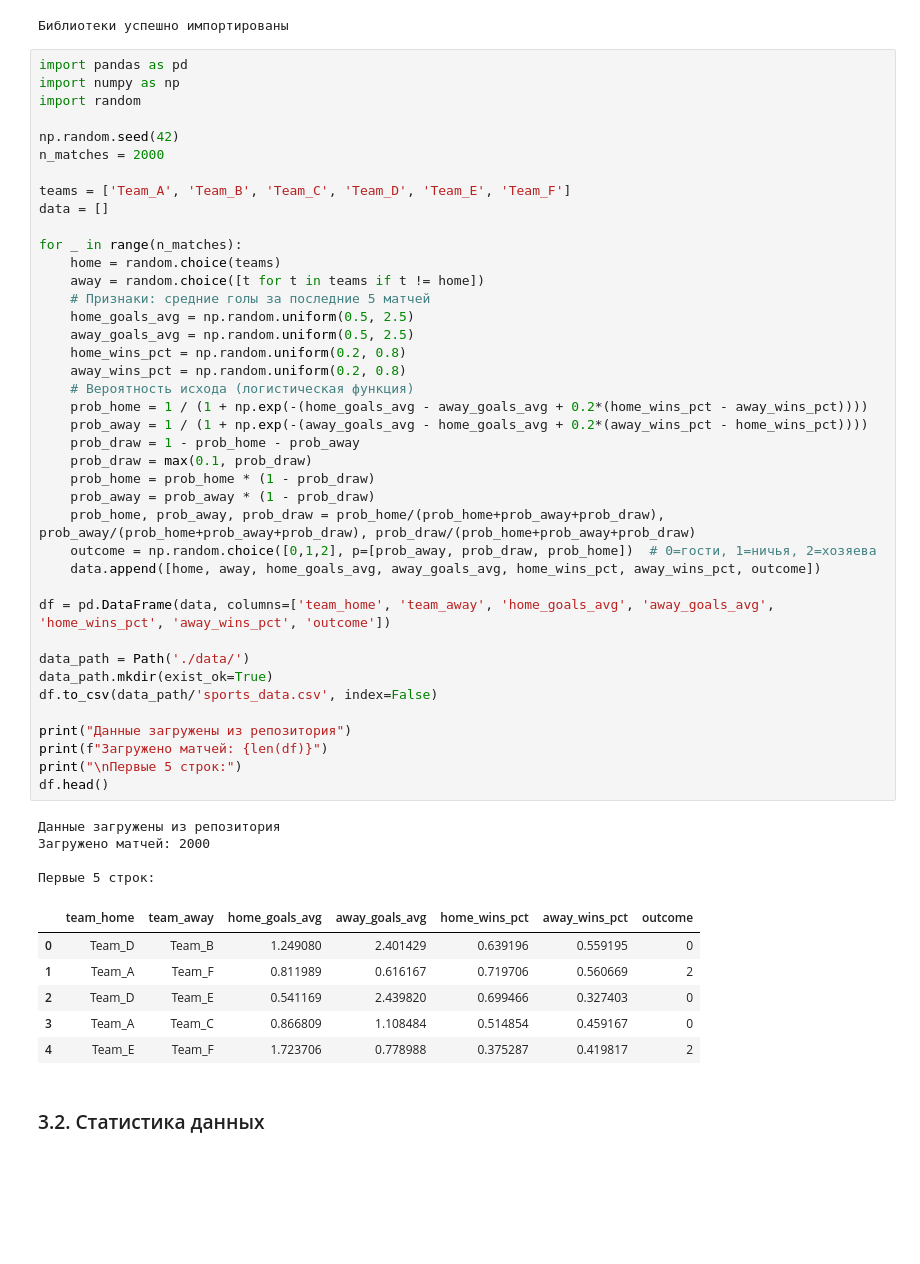
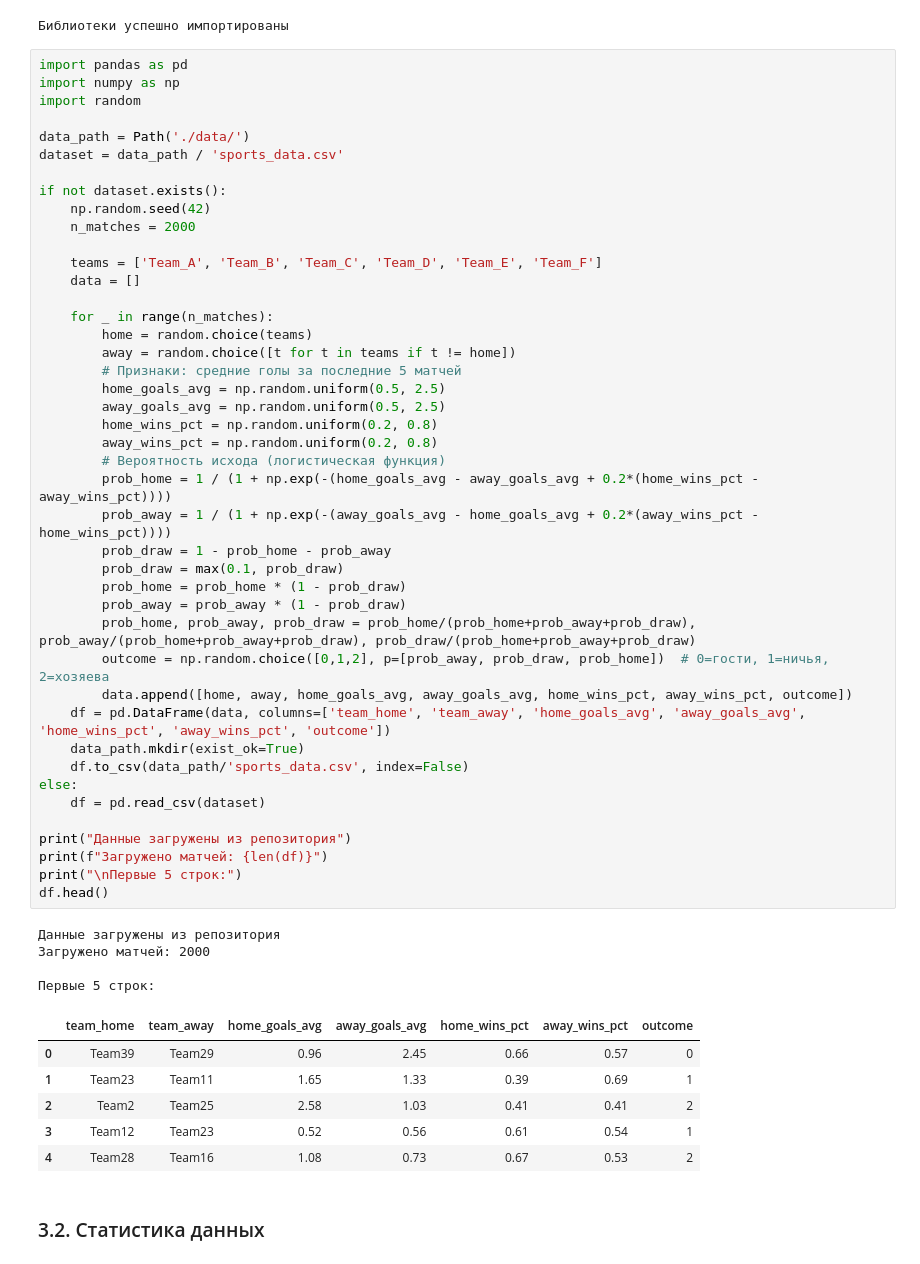
Before and after one commit to mystic-solis/deep-learning, a Jupyter notebook: lab10/Асламин. Задание №10. Нейросетевая классификация исходов матчей.ipynb, the cells around one changed output. Saved outputs shown, nothing was run; the diff lists cells and outputs as text; blank space fills up the shorter version.

```diff
--- a/lab10/Асламин. Задание №10. Нейросетевая классификация исходов матчей.ipynb
+++ b/lab10/Асламин. Задание №10. Нейросетевая классификация исходов матчей.ipynb
@@ -94,54 +94,57 @@ print("Библиотеки успешно импортированы")
 # %%
 import pandas as pd
 import numpy as np
 import random
 
-np.random.seed(42)
-n_matches = 2000
+data_path = Path('./data/')
+dataset = data_path / 'sports_data.csv'
 
-teams = ['Team_A', 'Team_B', 'Team_C', 'Team_D', 'Team_E', 'Team_F']
-data = []
+if not dataset.exists():
+    np.random.seed(42)
+    n_matches = 2000
 
-for _ in range(n_matches):
-    home = random.choice(teams)
-    away = random.choice([t for t in teams if t != home])
-    # Признаки: средние голы за последние 5 матчей
-    home_goals_avg = np.random.uniform(0.5, 2.5)
-    away_goals_avg = np.random.uniform(0.5, 2.5)
-    home_wins_pct = np.random.uniform(0.2, 0.8)
-    away_wins_pct = np.random.uniform(0.2, 0.8)
-    # Вероятность исхода (логистическая функция)
-    prob_home = 1 / (1 + np.exp(-(home_goals_avg - away_goals_avg + 0.2*(home_wins_pct - away_wins_pct))))
-    prob_away = 1 / (1 + np.exp(-(away_goals_avg - home_goals_avg + 0.2*(away_wins_pct - home_wins_pct))))
-    prob_draw = 1 - prob_home - prob_away
-    prob_draw = max(0.1, prob_draw)
-    prob_home = prob_home * (1 - prob_draw)
-    prob_away = prob_away * (1 - prob_draw)
-    prob_home, prob_away, prob_draw = prob_home/(prob_home+prob_away+prob_draw), prob_away/(prob_home+prob_away+prob_draw), prob_draw/(prob_home+prob_away+prob_draw)
-    outcome = np.random.choice([0,1,2], p=[prob_away, prob_draw, prob_home])  # 0=гости, 1=ничья, 2=хозяева
-    data.append([home, away, home_goals_avg, away_goals_avg, home_wins_pct, away_wins_pct, outcome])
+    teams = ['Team_A', 'Team_B', 'Team_C', 'Team_D', 'Team_E', 'Team_F']
+    data = []
 
-df = pd.DataFrame(data, columns=['team_home', 'team_away', 'home_goals_avg', 'away_goals_avg', 'home_wins_pct', 'away_wins_pct', 'outcome'])
-
-data_path = Path('./data/')
-data_path.mkdir(exist_ok=True)
-df.to_csv(data_path/'sports_data.csv', index=False)
+    for _ in range(n_matches):
+        home = random.choice(teams)
+        away = random.choice([t for t in teams if t != home])
+        # Признаки: средние голы за последние 5 матчей
+        home_goals_avg = np.random.uniform(0.5, 2.5)
+        away_goals_avg = np.random.uniform(0.5, 2.5)
+        home_wins_pct = np.random.uniform(0.2, 0.8)
+        away_wins_pct = np.random.uniform(0.2, 0.8)
+        # Вероятность исхода (логистическая функция)
+        prob_home = 1 / (1 + np.exp(-(home_goals_avg - away_goals_avg + 0.2*(home_wins_pct - away_wins_pct))))
+        prob_away = 1 / (1 + np.exp(-(away_goals_avg - home_goals_avg + 0.2*(away_wins_pct - home_wins_pct))))
+        prob_draw = 1 - prob_home - prob_away
+        prob_draw = max(0.1, prob_draw)
+        prob_home = prob_home * (1 - prob_draw)
+        prob_away = prob_away * (1 - prob_draw)
+        prob_home, prob_away, prob_draw = prob_home/(prob_home+prob_away+prob_draw), prob_away/(prob_home+prob_away+prob_draw), prob_draw/(prob_home+prob_away+prob_draw)
+        outcome = np.random.choice([0,1,2], p=[prob_away, prob_draw, prob_home])  # 0=гости, 1=ничья, 2=хозяева
+        data.append([home, away, home_goals_avg, away_goals_avg, home_wins_pct, away_wins_pct, outcome])
+    df = pd.DataFrame(data, columns=['team_home', 'team_away', 'home_goals_avg', 'away_goals_avg', 'home_wins_pct', 'away_wins_pct', 'outcome'])
+    data_path.mkdir(exist_ok=True)
+    df.to_csv(data_path/'sports_data.csv', index=False)
+else:
+    df = pd.read_csv(dataset)
 
 print("Данные загружены из репозитория")
 print(f"Загружено матчей: {len(df)}")
 print("\nПервые 5 строк:")
 df.head()
 # %% [output]
 Данные загружены из репозитория
 Загружено матчей: 2000
 
 Первые 5 строк:
 |  | team_home | team_away | home_goals_avg | away_goals_avg | home_wins_pct | away_wins_pct | outcome |
-| 0 | Team_D | Team_B | 1.249080 | 2.401429 | 0.639196 | 0.559195 | 0 |
-| 1 | Team_A | Team_F | 0.811989 | 0.616167 | 0.719706 | 0.560669 | 2 |
-| 2 | Team_D | Team_E | 0.541169 | 2.439820 | 0.699466 | 0.327403 | 0 |
-| 3 | Team_A | Team_C | 0.866809 | 1.108484 | 0.514854 | 0.459167 | 0 |
-| 4 | Team_E | Team_F | 1.723706 | 0.778988 | 0.375287 | 0.419817 | 2 |
+| 0 | Team39 | Team29 | 0.96 | 2.45 | 0.66 | 0.57 | 0 |
+| 1 | Team23 | Team11 | 1.65 | 1.33 | 0.39 | 0.69 | 1 |
+| 2 | Team2 | Team25 | 2.58 | 1.03 | 0.41 | 0.41 | 2 |
+| 3 | Team12 | Team23 | 0.52 | 0.56 | 0.61 | 0.54 | 1 |
+| 4 | Team28 | Team16 | 1.08 | 0.73 | 0.67 | 0.53 | 2 |
 # %% [markdown]
 ### 3.2. Статистика данных
 # %%
```
Also changed, not shown: parts of 17 cells of this notebook, 5 other files.
